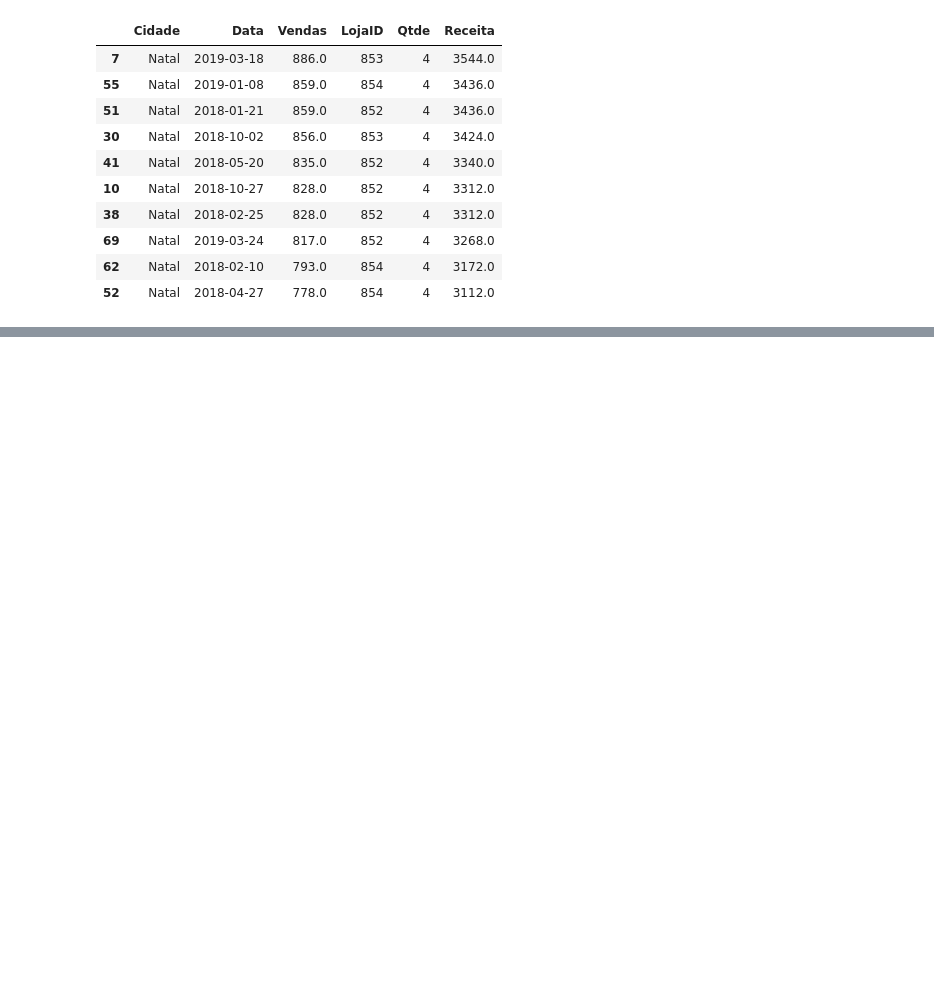
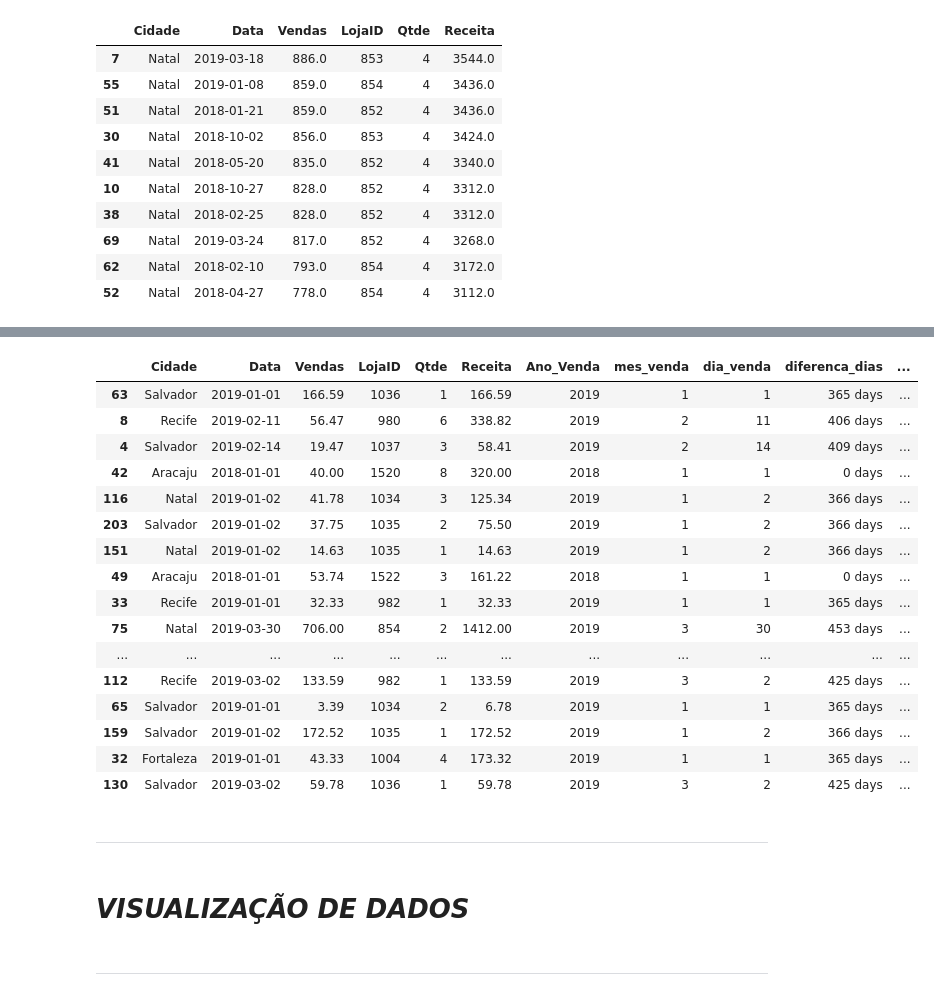
Before and after one commit to Felipe-Magalhaes-A-Carneiro/analise_de_dados-python_pandas, a Jupyter notebook: Notebooks/02-planilhas-excel.ipynb, the cells around one changed output, grey strips where cells are left out. Cells and saved outputs as stored; diff of their text form; code cells hidden in the pictures; blank space fills up the shorter version.

Commit message:
aula - finalizando trabalhando com datas

```diff
--- a/Notebooks/02-planilhas-excel.ipynb
+++ b/Notebooks/02-planilhas-excel.ipynb
@@ -398,0 +411,2 @@ df.sort_values("Receita", ascending= False).head(10)
+# %%
+df["Ano_Venda"] = df["Data"].dt.year
@@ -398,0 +474,2 @@ df.sort_values("Receita", ascending= False).head(10)
+# %%
+df["diferenca_dias"] = df["Data"] - df["Data"].min()
@@ -398,0 +483,28 @@ df.sort_values("Receita", ascending= False).head(10)
+# %%
+df["trimestre_venda"] = df["Data"].dt.quarter
+# %%
+df.sample(20)
+# %% [output]
+|  | Cidade | Data | Vendas | LojaID | Qtde | Receita | Ano_Venda | mes_venda | dia_venda | diferenca_dias | ... |
+| 63 | Salvador | 2019-01-01 | 166.59 | 1036 | 1 | 166.59 | 2019 | 1 | 1 | 365 days | ... |
+| 8 | Recife | 2019-02-11 | 56.47 | 980 | 6 | 338.82 | 2019 | 2 | 11 | 406 days | ... |
+| 4 | Salvador | 2019-02-14 | 19.47 | 1037 | 3 | 58.41 | 2019 | 2 | 14 | 409 days | ... |
+| 42 | Aracaju | 2018-01-01 | 40.00 | 1520 | 8 | 320.00 | 2018 | 1 | 1 | 0 days | ... |
+| 116 | Natal | 2019-01-02 | 41.78 | 1034 | 3 | 125.34 | 2019 | 1 | 2 | 366 days | ... |
+| 203 | Salvador | 2019-01-02 | 37.75 | 1035 | 2 | 75.50 | 2019 | 1 | 2 | 366 days | ... |
+| 151 | Natal | 2019-01-02 | 14.63 | 1035 | 1 | 14.63 | 2019 | 1 | 2 | 366 days | ... |
+| 49 | Aracaju | 2018-01-01 | 53.74 | 1522 | 3 | 161.22 | 2018 | 1 | 1 | 0 days | ... |
+| 33 | Recife | 2019-01-01 | 32.33 | 982 | 1 | 32.33 | 2019 | 1 | 1 | 365 days | ... |
+| 75 | Natal | 2019-03-30 | 706.00 | 854 | 2 | 1412.00 | 2019 | 3 | 30 | 453 days | ... |
+| ... | ... | ... | ... | ... | ... | ... | ... | ... | ... | ... | ... |
+| 112 | Recife | 2019-03-02 | 133.59 | 982 | 1 | 133.59 | 2019 | 3 | 2 | 425 days | ... |
+| 65 | Salvador | 2019-01-01 | 3.39 | 1034 | 2 | 6.78 | 2019 | 1 | 1 | 365 days | ... |
+| 159 | Salvador | 2019-01-02 | 172.52 | 1035 | 1 | 172.52 | 2019 | 1 | 2 | 366 days | ... |
+| 32 | Fortaleza | 2019-01-01 | 43.33 | 1004 | 4 | 173.32 | 2019 | 1 | 1 | 365 days | ... |
+| 130 | Salvador | 2019-03-02 | 59.78 | 1036 | 1 | 59.78 | 2019 | 3 | 2 | 425 days | ... |
+# %% [markdown]
+--------------------------------------------------------------------------------------------------
+# %% [markdown]
+# ***VISUALIZAÇÃO DE DADOS***
+# %% [markdown]
+--------------------------------------------------------------------------------------------------
```
Also changed, not shown: parts of 22 cells of this notebook.
